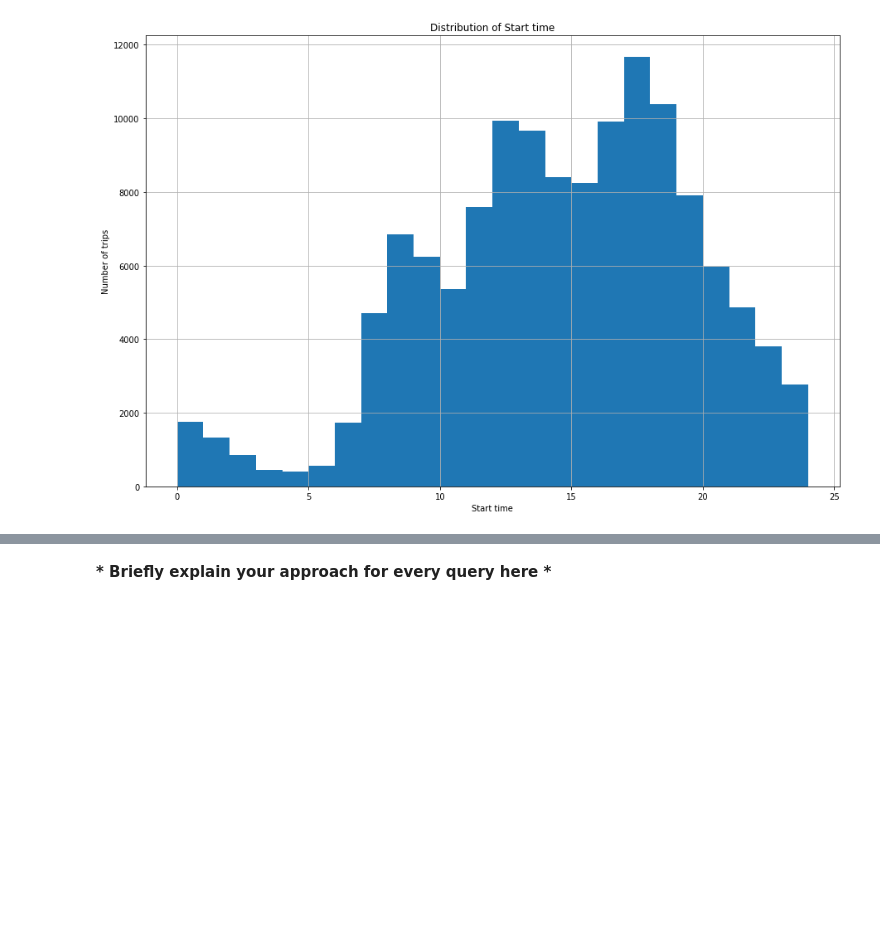
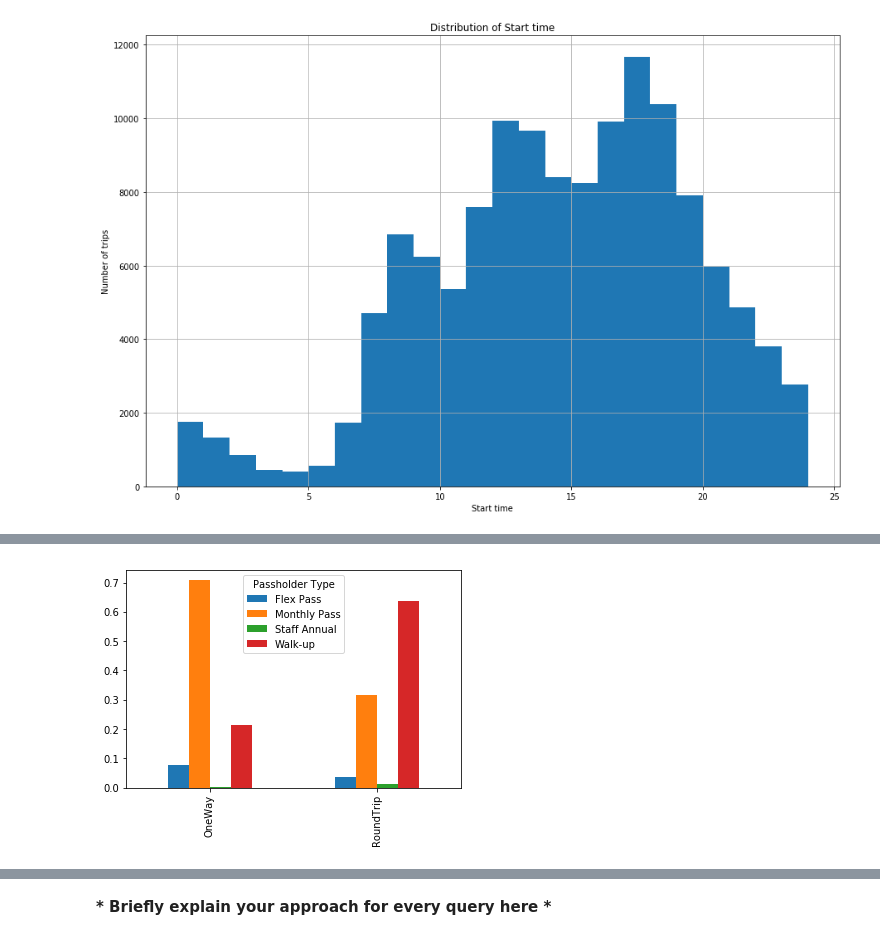
Before and after one commit to emmwel/ADAeda, a Jupyter notebook: Anna/Exercise 1.ipynb, the cells around one changed output, grey strips where cells are left out. Drawn from its saved outputs; the diff is of its cells as text; code cells hidden in the pictures; blank space fills up the shorter version.

```diff
--- a/Anna/Exercise 1.ipynb
+++ b/Anna/Exercise 1.ipynb
@@ -600,0 +580,16 @@ KeyError: 'Trip Route Category'
+# %%
+# Task B3.4
+# Considering only trips that begin in the morning hours (before noon),
+# plot in a single bar chart the proportion of trips by passholder type and
+# trip route category. Explain any outliers you observe.
+
+# Filter out only the trips that begin in the morning hours
+trip_starting_hours = pd.to_datetime(bikes['Start Time']).dt.hour
+trip_before_noon = bikes[trip_starting_hours < 12]
+
+trip_before_noon = prop_of_trips_passholder(trip_before_noon)
+
+# Transpose to plot it in the direction we want.
+trip_before_noon.transpose().plot.bar();
+# %% [output]
+[figure, added]
```
Also changed, not shown: parts of 6 cells of this notebook.
